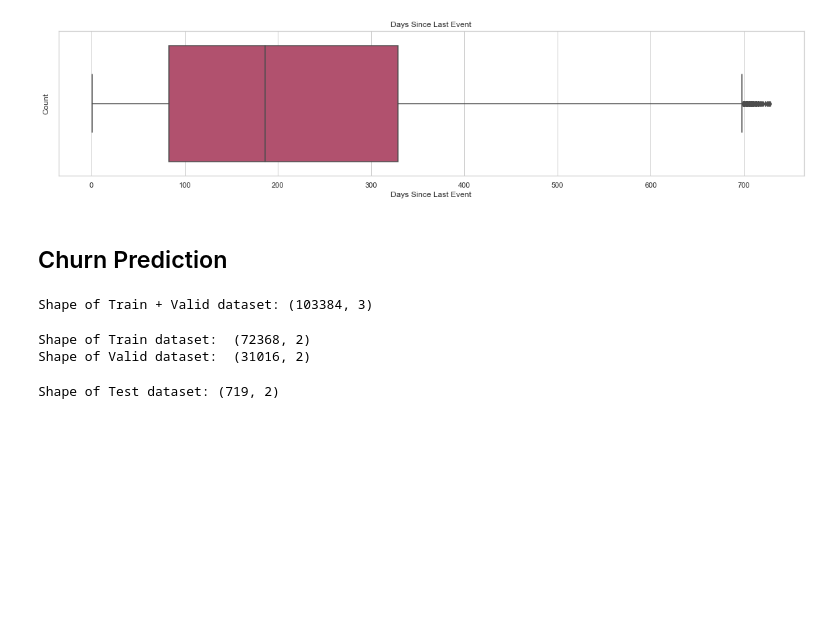
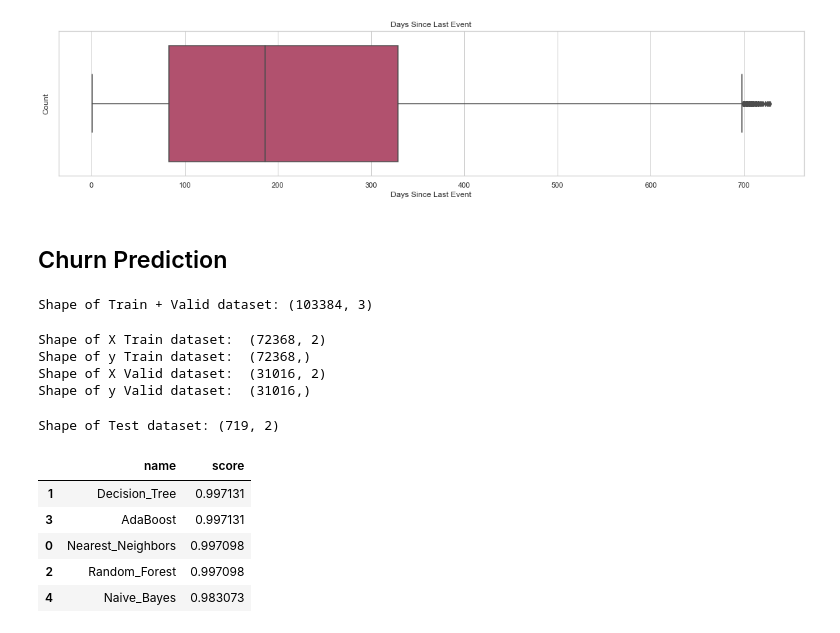
Before and after one commit to raquelcreis/customer_survival, a Jupyter notebook: notebook.ipynb, the cells around one changed output. Cells and saved outputs as stored; diff of their text form; code cells hidden in the pictures; blank space fills up the shorter version.

Commit message:
classification models

```diff
--- a/notebook.ipynb
+++ b/notebook.ipynb
@@ -187,11 +187,15 @@ Shape of Train + Valid dataset: (103384, 3)
 # %%
 from sklearn.model_selection import train_test_split
 X_train, X_valid, y_train, y_valid = train_test_split(trainValid.drop(columns=['churn']),trainValid['churn'], test_size=0.3,random_state=42)
-print("Shape of Train dataset: ",X_train.shape)
-print("Shape of Valid dataset: ",X_valid.shape)
+print("Shape of X Train dataset: ",X_train.shape)
+print("Shape of y Train dataset: ",y_train.shape)
+print("Shape of X Valid dataset: ",X_valid.shape)
+print("Shape of y Valid dataset: ",y_valid.shape)
 # %% [output]
-Shape of Train dataset:  (72368, 2)
-Shape of Valid dataset:  (31016, 2)
+Shape of X Train dataset:  (72368, 2)
+Shape of y Train dataset:  (72368,)
+Shape of X Valid dataset:  (31016, 2)
+Shape of y Valid dataset:  (31016,)
 # %%
 test = df.loc[df.churn == 'last']
 X_test = test[['interval','events']]
@@ -200,0 +210,27 @@ Shape of Test dataset: (719, 2)
+# %%
+names = ["Nearest_Neighbors","Decision_Tree", "Random_Forest","AdaBoost","Naive_Bayes"]
+
+classifiers = [
+    KNeighborsClassifier(3),
+    DecisionTreeClassifier(max_depth=5),
+    RandomForestClassifier(max_depth=5, n_estimators=100),
+    AdaBoostClassifier(n_estimators=100),
+    GaussianNB()]
+# %%
+scores = []
+for name, clf in zip(names, classifiers):
+    clf.fit(X_train, y_train.astype('int'))
+    score = clf.score(X_valid, y_valid.astype('int'))
+    scores.append(score)
+
+models = pd.DataFrame()
+models['name'] = names
+models['score'] = scores
+models.sort_values(by='score',ascending=False)
+# %% [output]
+|  | name | score |
+| 1 | Decision_Tree | 0.997131 |
+| 3 | AdaBoost | 0.997131 |
+| 0 | Nearest_Neighbors | 0.997098 |
+| 2 | Random_Forest | 0.997098 |
+| 4 | Naive_Bayes | 0.983073 |
```
Also changed, not shown: parts of 1 cell of this notebook.
